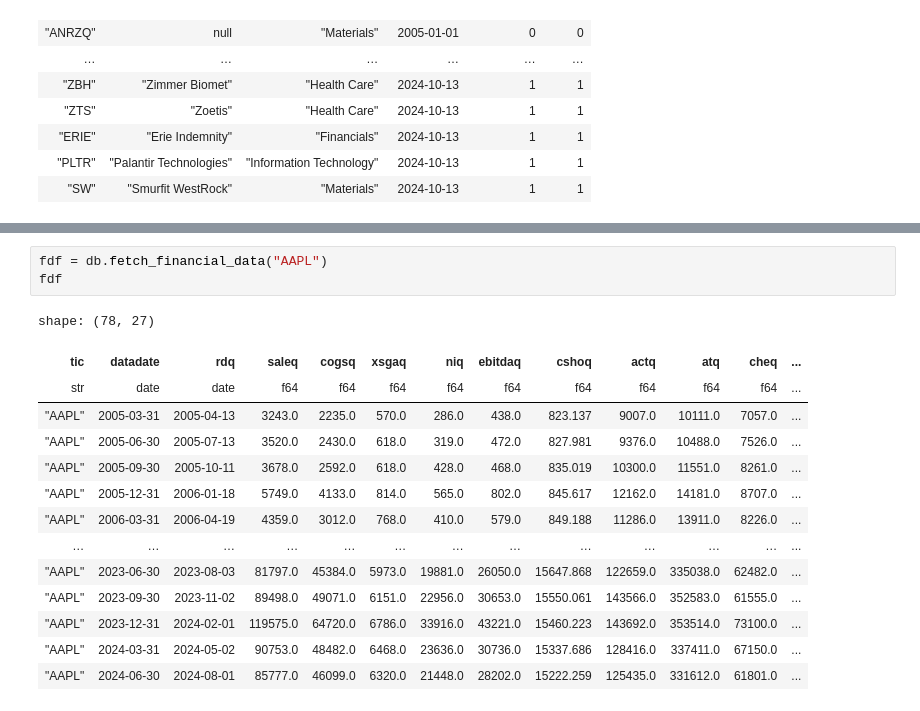
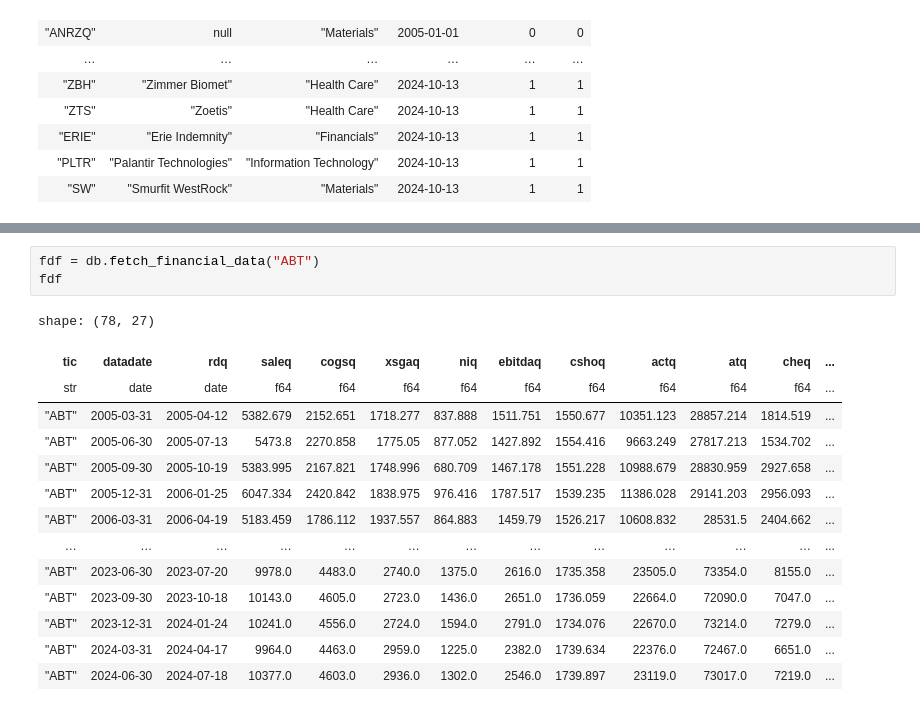
Before and after one commit to francisco3511/stocksense, a Jupyter notebook: notebooks/db_analysis.ipynb, the cells around one changed output, grey strips where cells are left out. Drawn from its saved outputs; the diff is of its cells as text.

```diff
--- a/notebooks/db_analysis.ipynb
+++ b/notebooks/db_analysis.ipynb
@@ -31,18 +37,18 @@ shape: (940, 6)
 # %%
-fdf = db.fetch_financial_data("AAPL")
+fdf = db.fetch_financial_data("ABT")
 fdf
 # %% [output]
 shape: (78, 27)
 | tic | datadate | rdq | saleq | cogsq | xsgaq | niq | ebitdaq | cshoq | actq | atq | cheq | ... |
 | str | date | date | f64 | f64 | f64 | f64 | f64 | f64 | f64 | f64 | f64 | ... |
-| "AAPL" | 2005-03-31 | 2005-04-13 | 3243.0 | 2235.0 | 570.0 | 286.0 | 438.0 | 823.137 | 9007.0 | 10111.0 | 7057.0 | ... |
-| "AAPL" | 2005-06-30 | 2005-07-13 | 3520.0 | 2430.0 | 618.0 | 319.0 | 472.0 | 827.981 | 9376.0 | 10488.0 | 7526.0 | ... |
-| "AAPL" | 2005-09-30 | 2005-10-11 | 3678.0 | 2592.0 | 618.0 | 428.0 | 468.0 | 835.019 | 10300.0 | 11551.0 | 8261.0 | ... |
-| "AAPL" | 2005-12-31 | 2006-01-18 | 5749.0 | 4133.0 | 814.0 | 565.0 | 802.0 | 845.617 | 12162.0 | 14181.0 | 8707.0 | ... |
-| "AAPL" | 2006-03-31 | 2006-04-19 | 4359.0 | 3012.0 | 768.0 | 410.0 | 579.0 | 849.188 | 11286.0 | 13911.0 | 8226.0 | ... |
+| "ABT" | 2005-03-31 | 2005-04-12 | 5382.679 | 2152.651 | 1718.277 | 837.888 | 1511.751 | 1550.677 | 10351.123 | 28857.214 | 1814.519 | ... |
+| "ABT" | 2005-06-30 | 2005-07-13 | 5473.8 | 2270.858 | 1775.05 | 877.052 | 1427.892 | 1554.416 | 9663.249 | 27817.213 | 1534.702 | ... |
+| "ABT" | 2005-09-30 | 2005-10-19 | 5383.995 | 2167.821 | 1748.996 | 680.709 | 1467.178 | 1551.228 | 10988.679 | 28830.959 | 2927.658 | ... |
+| "ABT" | 2005-12-31 | 2006-01-25 | 6047.334 | 2420.842 | 1838.975 | 976.416 | 1787.517 | 1539.235 | 11386.028 | 29141.203 | 2956.093 | ... |
+| "ABT" | 2006-03-31 | 2006-04-19 | 5183.459 | 1786.112 | 1937.557 | 864.883 | 1459.79 | 1526.217 | 10608.832 | 28531.5 | 2404.662 | ... |
 | … | … | … | … | … | … | … | … | … | … | … | … | ... |
-| "AAPL" | 2023-06-30 | 2023-08-03 | 81797.0 | 45384.0 | 5973.0 | 19881.0 | 26050.0 | 15647.868 | 122659.0 | 335038.0 | 62482.0 | ... |
-| "AAPL" | 2023-09-30 | 2023-11-02 | 89498.0 | 49071.0 | 6151.0 | 22956.0 | 30653.0 | 15550.061 | 143566.0 | 352583.0 | 61555.0 | ... |
-| "AAPL" | 2023-12-31 | 2024-02-01 | 119575.0 | 64720.0 | 6786.0 | 33916.0 | 43221.0 | 15460.223 | 143692.0 | 353514.0 | 73100.0 | ... |
-| "AAPL" | 2024-03-31 | 2024-05-02 | 90753.0 | 48482.0 | 6468.0 | 23636.0 | 30736.0 | 15337.686 | 128416.0 | 337411.0 | 67150.0 | ... |
-| "AAPL" | 2024-06-30 | 2024-08-01 | 85777.0 | 46099.0 | 6320.0 | 21448.0 | 28202.0 | 15222.259 | 125435.0 | 331612.0 | 61801.0 | ... |
+| "ABT" | 2023-06-30 | 2023-07-20 | 9978.0 | 4483.0 | 2740.0 | 1375.0 | 2616.0 | 1735.358 | 23505.0 | 73354.0 | 8155.0 | ... |
+| "ABT" | 2023-09-30 | 2023-10-18 | 10143.0 | 4605.0 | 2723.0 | 1436.0 | 2651.0 | 1736.059 | 22664.0 | 72090.0 | 7047.0 | ... |
+| "ABT" | 2023-12-31 | 2024-01-24 | 10241.0 | 4556.0 | 2724.0 | 1594.0 | 2791.0 | 1734.076 | 22670.0 | 73214.0 | 7279.0 | ... |
+| "ABT" | 2024-03-31 | 2024-04-17 | 9964.0 | 4463.0 | 2959.0 | 1225.0 | 2382.0 | 1739.634 | 22376.0 | 72467.0 | 6651.0 | ... |
+| "ABT" | 2024-06-30 | 2024-07-18 | 10377.0 | 4603.0 | 2936.0 | 1302.0 | 2546.0 | 1739.897 | 23119.0 | 73017.0 | 7219.0 | ... |
```
Also changed, not shown: parts of 8 cells of this notebook, 14 other files.
